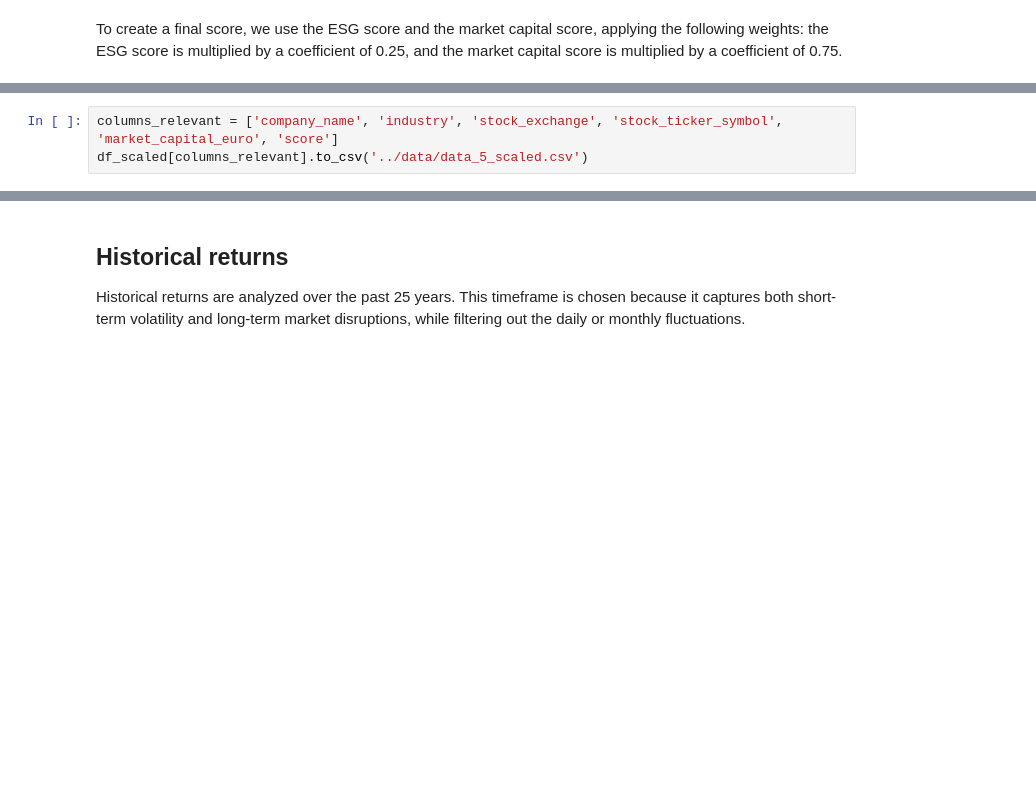
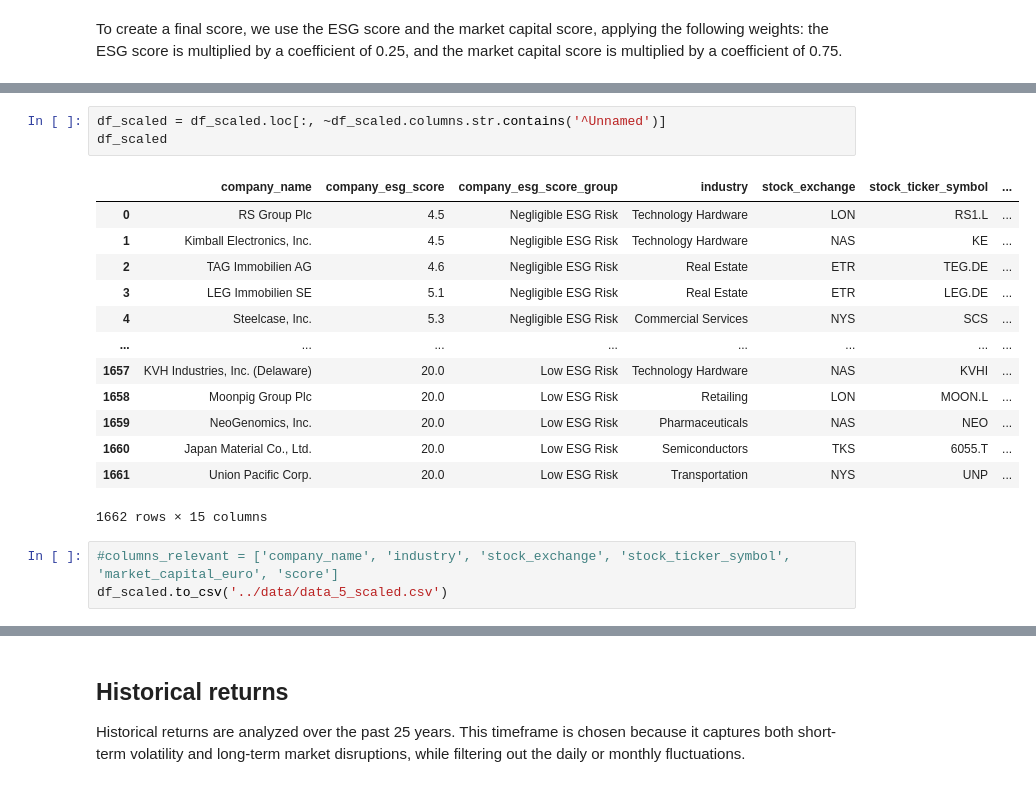
Before and after one commit to Herb-sh/sustainability_portfolio_optimisation, a Jupyter notebook: notebooks/1.2.data_collection_returns.ipynb, the cells around one changed output, grey strips where cells are left out. Cells and saved outputs as stored; diff of their text form; blank space fills up the shorter version.

```diff
--- a/notebooks/1.2.data_collection_returns.ipynb
+++ b/notebooks/1.2.data_collection_returns.ipynb
@@ -327,3 +445,20 @@ df_scaled.sort_values(by='score', ascending=False)
+# %%
+df_scaled = df_scaled.loc[:, ~df_scaled.columns.str.contains('^Unnamed')]
+df_scaled
+# %% [output]
+|  | company_name | company_esg_score | company_esg_score_group | industry | stock_exchange | stock_ticker_symbol | ... |
+| 0 | RS Group Plc | 4.5 | Negligible ESG Risk | Technology Hardware | LON | RS1.L | ... |
+| 1 | Kimball Electronics, Inc. | 4.5 | Negligible ESG Risk | Technology Hardware | NAS | KE | ... |
+| 2 | TAG Immobilien AG | 4.6 | Negligible ESG Risk | Real Estate | ETR | TEG.DE | ... |
+| 3 | LEG Immobilien SE | 5.1 | Negligible ESG Risk | Real Estate | ETR | LEG.DE | ... |
+| 4 | Steelcase, Inc. | 5.3 | Negligible ESG Risk | Commercial Services | NYS | SCS | ... |
+| ... | ... | ... | ... | ... | ... | ... | ... |
+| 1657 | KVH Industries, Inc. (Delaware) | 20.0 | Low ESG Risk | Technology Hardware | NAS | KVHI | ... |
+| 1658 | Moonpig Group Plc | 20.0 | Low ESG Risk | Retailing | LON | MOON.L | ... |
+| 1659 | NeoGenomics, Inc. | 20.0 | Low ESG Risk | Pharmaceuticals | NAS | NEO | ... |
+| 1660 | Japan Material Co., Ltd. | 20.0 | Low ESG Risk | Semiconductors | TKS | 6055.T | ... |
+| 1661 | Union Pacific Corp. | 20.0 | Low ESG Risk | Transportation | NYS | UNP | ... |
+1662 rows × 15 columns
 # %%
-columns_relevant = ['company_name', 'industry', 'stock_exchange', 'stock_ticker_symbol', 'market_capital_euro', 'score']
-df_scaled[columns_relevant].to_csv('../data/data_5_scaled.csv')
+#columns_relevant = ['company_name', 'industry', 'stock_exchange', 'stock_ticker_symbol', 'market_capital_euro', 'score']
+df_scaled.to_csv('../data/data_5_scaled.csv')
```
Also changed, not shown: parts of 16 cells of this notebook, 16 other files.
